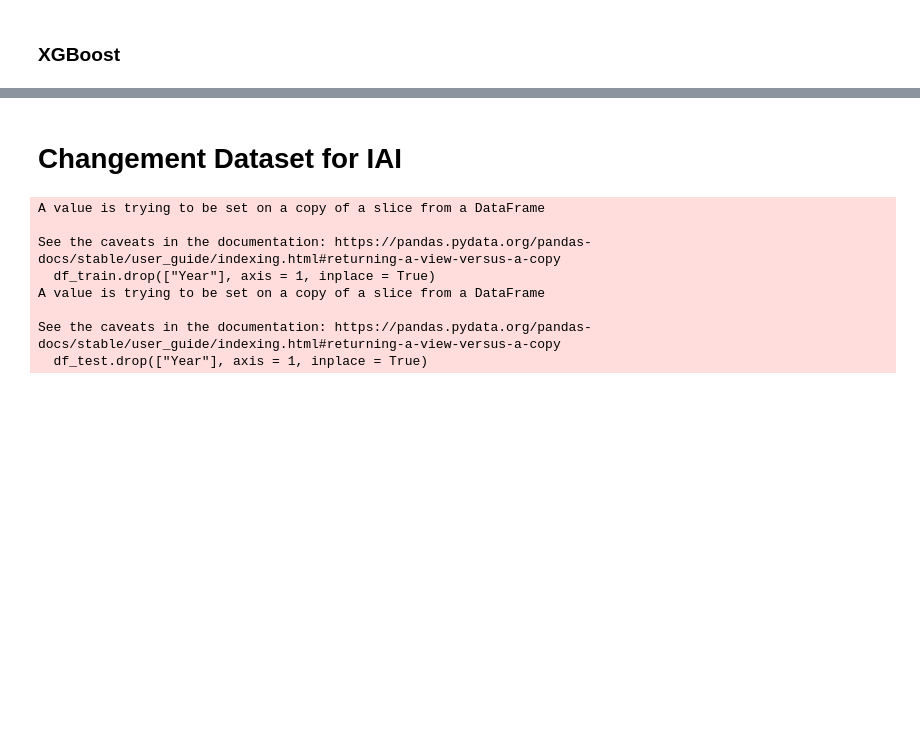
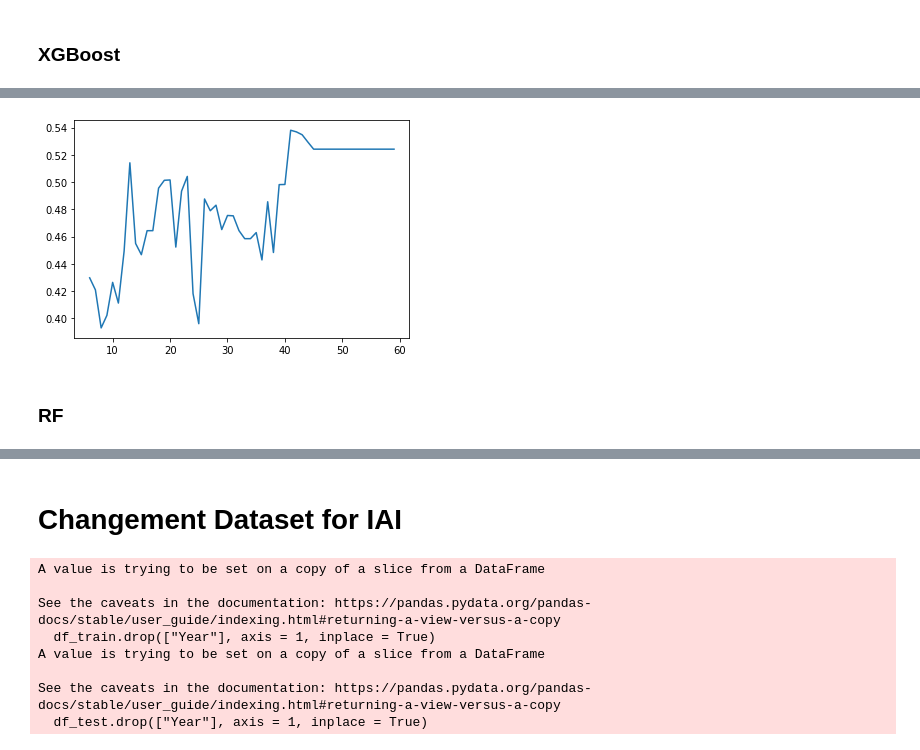
Before and after one commit to lucasleforest/analyticslab, a Jupyter notebook: 2_models/prediction.ipynb, the cells around one changed output, grey strips where cells are left out. Cells and saved outputs as stored; diff of their text form; code cells hidden in the pictures; blank space fills up the shorter version.

```diff
--- a/2_models/prediction.ipynb
+++ b/2_models/prediction.ipynb
@@ -174,0 +236,25 @@ print(f"R2 score of the train set : {r2_score(model.predict(encoder.transform(X_
+# %%
+from sklearn.feature_selection import SelectFromModel
+from numpy import sort
+thresholds = sort(model.feature_importances_)
+score_r2 = []
+nb_features = []
+for thresh in thresholds:
+	# select features using threshold
+	selection = SelectFromModel(model, threshold=thresh, prefit=True)
+	select_X_train = selection.transform(encoder.transform(X_train))
+	# train model
+	selection_model = XGBRegressor(n_estimators = int(best_params[0]), max_depth = int(best_params[1]), reg_alpha = best_params[2], reg_lambda = best_params[3], eta = 0.3)
+	selection_model.fit(select_X_train, y_train)
+	# eval model
+	select_X_test = selection.transform(encoder.transform(X_test))
+	r2 = r2_score(selection_model.predict(select_X_test), y_test)
+	score_r2.append(r2)
+	nb_features.append(select_X_train.shape[1])
+	#print("Thresh=%.3f, n=%d, R2: %.4f" % (thresh, select_X_train.shape[1], r2))
+plt.plot(nb_features[:-5], score_r2[:-5])
+plt.show()
+# %% [output]
+[figure, added]
+# %% [markdown]
+### RF
```
Also changed, not shown: parts of 16 cells of this notebook.
